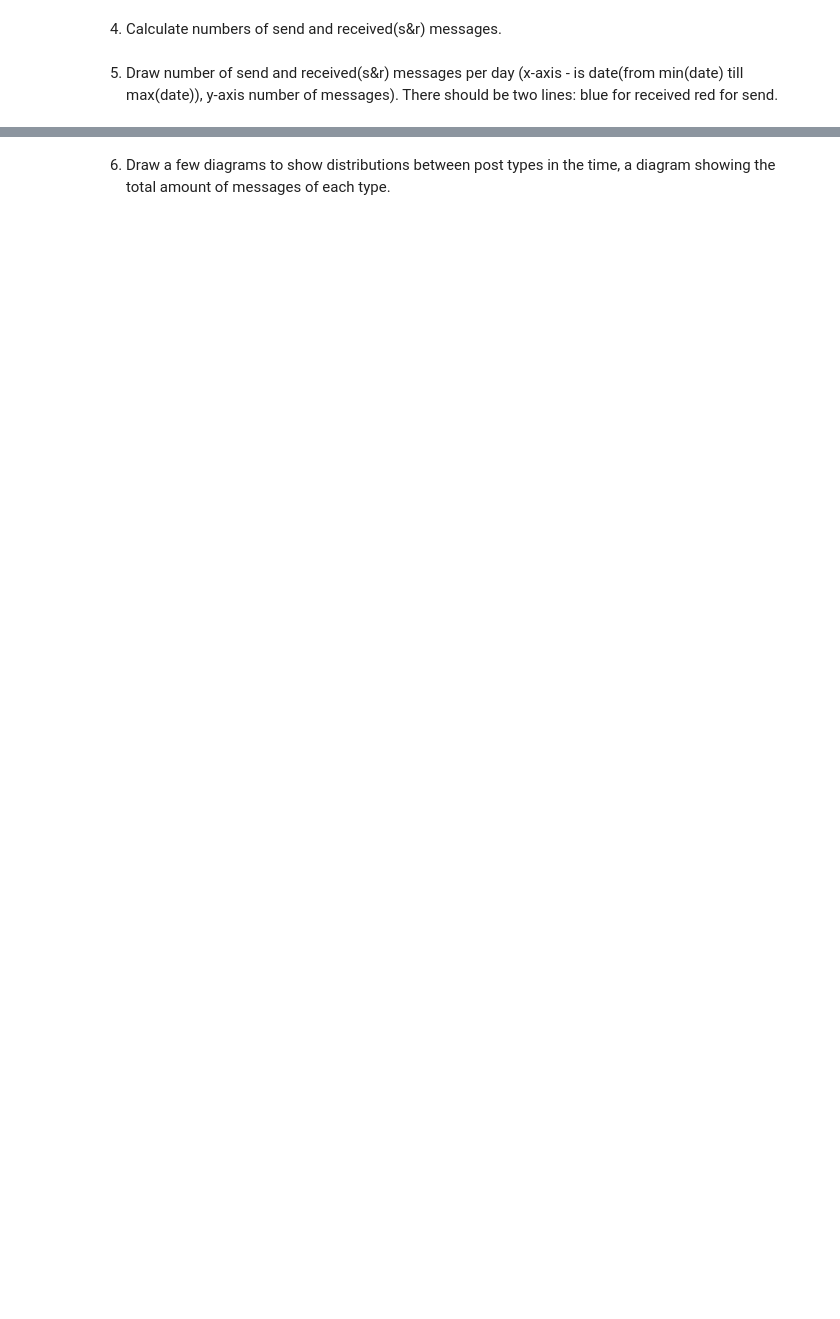
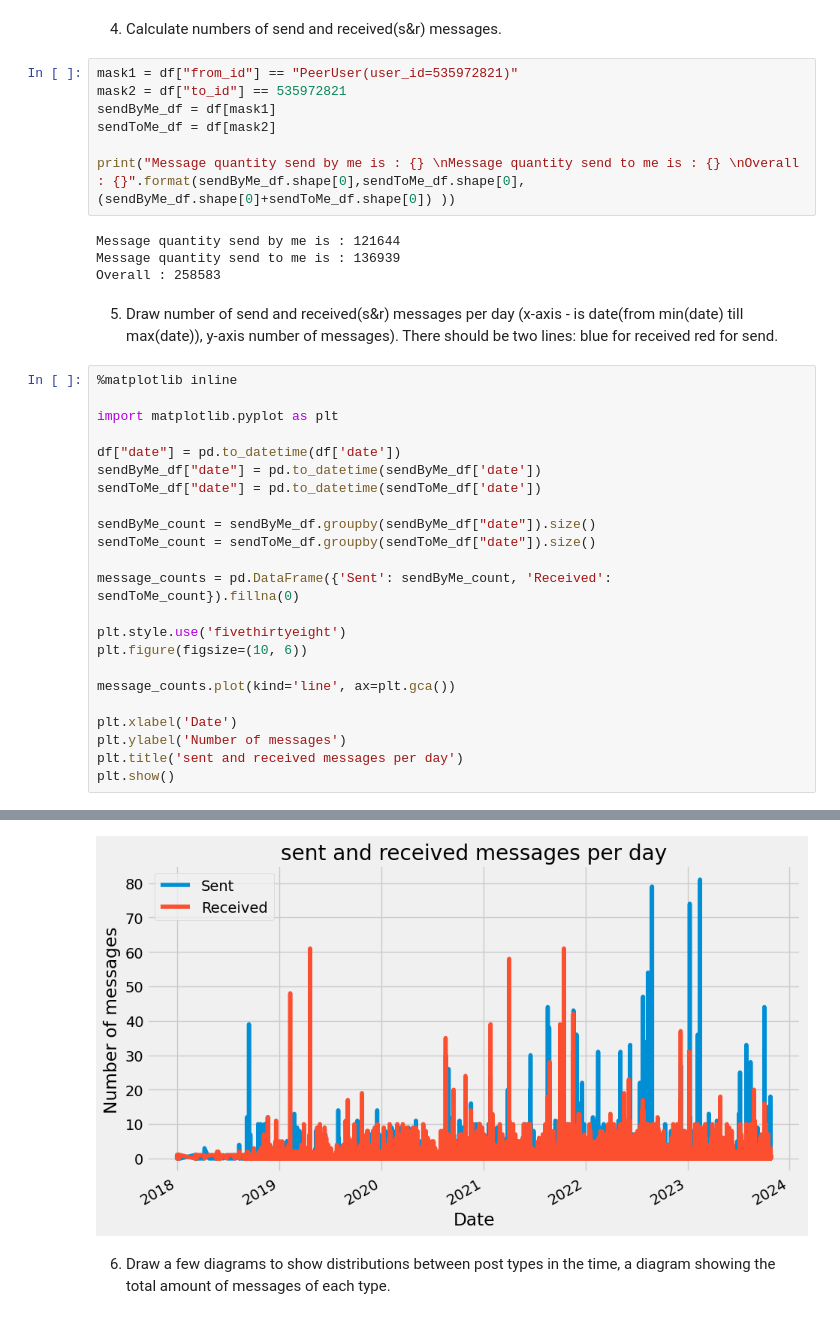
Before and after one commit to vladyslavBrothervinn/telegram-dialogs-analysis-v2, a Jupyter notebook: 1_data_review.ipynb, the cells around one changed output, grey strips where cells are left out. Drawn from its saved outputs; the diff is of its cells as text; blank space fills up the shorter version.

```diff
--- a/1_data_review.ipynb
+++ b/1_data_review.ipynb
@@ -34,4 +128,39 @@ df.groupby(["type"])["duration"].sum()
 # %% [markdown]
 4. Calculate numbers of send and received(s&r) messages.
+# %%
+mask1 = df["from_id"] == "PeerUser(user_id=535972821)"
+mask2 = df["to_id"] == 535972821
+sendByMe_df = df[mask1]
+sendToMe_df = df[mask2]
+
+print("Message quantity send by me is : {} \nMessage quantity send to me is : {} \nOverall : {}".format(sendByMe_df.shape[0],sendToMe_df.shape[0], (sendByMe_df.shape[0]+sendToMe_df.shape[0]) ))
+# %% [output]
+Message quantity send by me is : 121644
+Message quantity send to me is : 136939
+Overall : 258583
 # %% [markdown]
 5. Draw number of send and received(s&r) messages per day (x-axis - is date(from min(date) till max(date)), y-axis number of messages). There should be two lines: blue for received red for send.
+# %%
+%matplotlib inline
+
+import matplotlib.pyplot as plt
+
+df["date"] = pd.to_datetime(df['date'])
+sendByMe_df["date"] = pd.to_datetime(sendByMe_df['date'])
+sendToMe_df["date"] = pd.to_datetime(sendToMe_df['date'])
+
+sendByMe_count = sendByMe_df.groupby(sendByMe_df["date"]).size()
+sendToMe_count = sendToMe_df.groupby(sendToMe_df["date"]).size()
+
+message_counts = pd.DataFrame({'Sent': sendByMe_count, 'Received': sendToMe_count}).fillna(0)
+
+plt.style.use('fivethirtyeight')
+plt.figure(figsize=(10, 6))
+
+message_counts.plot(kind='line', ax=plt.gca())
+
+plt.xlabel('Date')
+plt.ylabel('Number of messages')
+plt.title('sent and received messages per day')
+plt.show()
+# %% [output]
@@ -38,2 +177,3 @@ df.groupby(["type"])["duration"].sum()
+[figure, added]
 # %% [markdown]
 6. Draw a few diagrams to show distributions between post types in the time, a diagram showing the total amount of messages of each type.
```
Also changed, not shown: parts of 29 cells of this notebook, 8 other files.
